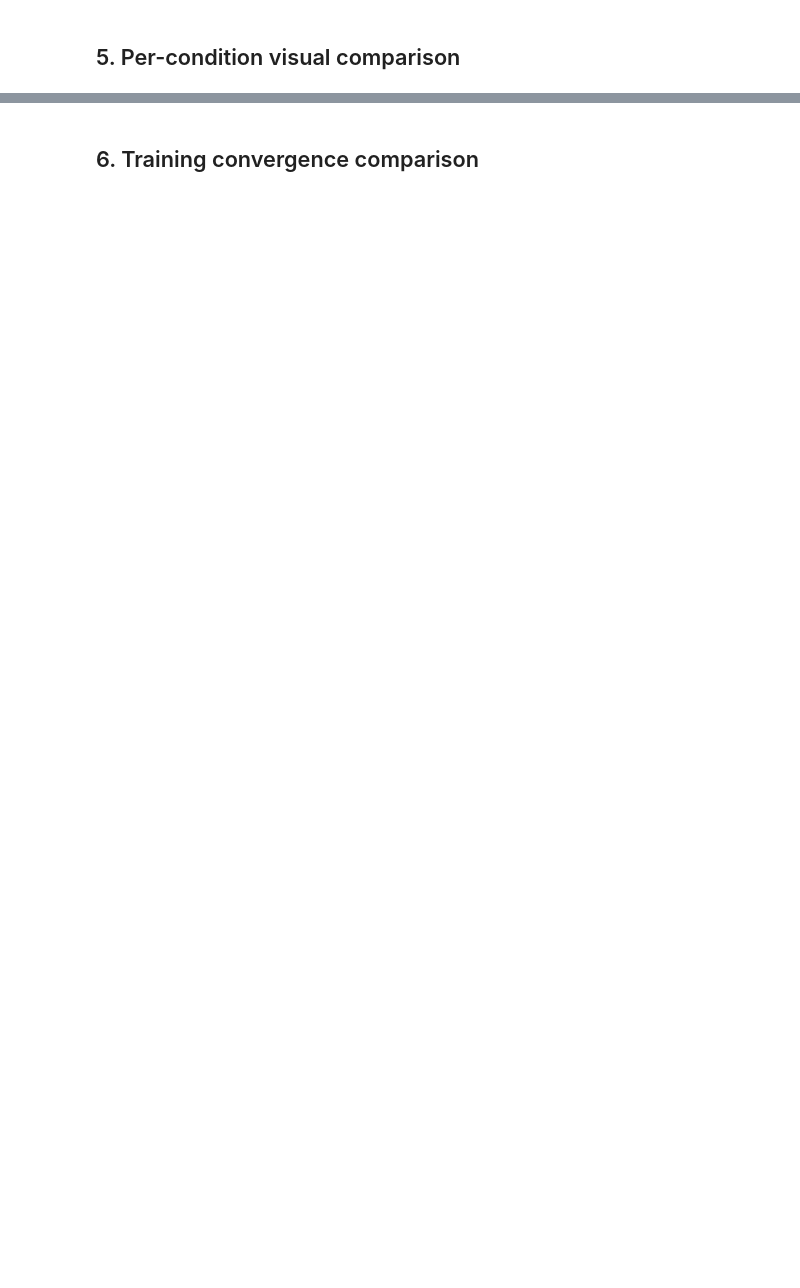
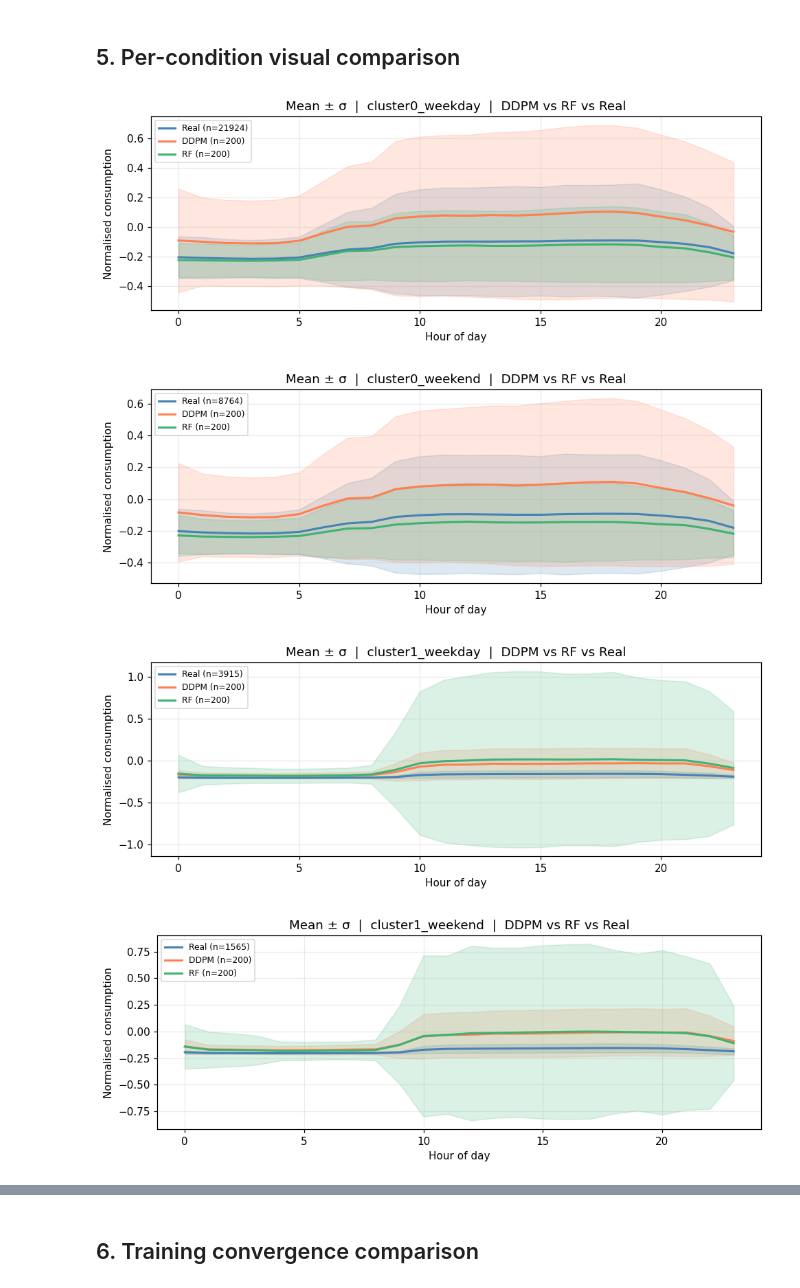
Before and after one commit to ncapac/tesina, a Jupyter notebook: notebooks/05_comparison.ipynb, the cells around one changed output, grey strips where cells are left out. Cells and saved outputs as stored; diff of their text form; code cells hidden in the pictures; blank space fills up the shorter version.

```diff
--- a/notebooks/05_comparison.ipynb
+++ b/notebooks/05_comparison.ipynb
@@ -273,46 +520,57 @@ fig.savefig(FIGURES_DIR / 'all_metrics_comparison.png', dpi=150, bbox_inches='ti
 # %%
 # ── Generate sample galleries for each condition ──────────────────────────────
 # For each (cluster, day_type): side-by-side mean±σ profiles DDPM vs RF vs Real
+# using the empirical month/day-of-week mixture from the real validation slice.
 
 hours = np.arange(24)
+rng_gallery = np.random.default_rng(0)
 
 for cid in range(N_CLUSTERS):
     for dt, day_name in [(0, 'Weekday'), (1, 'Weekend')]:
         cond_label = f"cluster{cid}_{'weekday' if dt == 0 else 'weekend'}"
-        rep_dow    = 1 if dt == 0 else 5
 
-        # Real val windows for this condition
-        mask_r    = (c_val[:, 0] == cid) & (c_val[:, 1] == dt)
+        mask_r = (c_val[:, 0] == cid) & (c_val[:, 1] == dt)
         real_cond = x_val[mask_r]
+        cond_rows = c_val[mask_r]
         if len(real_cond) < 5:
             print(f'Skipping {cond_label}: only {len(real_cond)} real samples')
             continue
 
-        c_batch = jnp.array([[cid, dt, 5, rep_dow]] * N_SAMPLES, dtype=jnp.int32)
+        c_batch_np = sample_condition_batch(
+            cond_rows,
+            n_samples=N_SAMPLES,
+            seed=int(rng_gallery.integers(0, 2**31)),
+        )
+        c_batch = jnp.array(c_batch_np, dtype=jnp.int32)
 
         synth_ddpm = np.array(diffusion.ddim_sample(
             ddpm_model, c_batch, seq_len=24, batch_size=N_SAMPLES,
             key=jax.random.PRNGKey(cid * 10 + dt), n_steps=50, guidance_scale=GUIDANCE_SCALE,
         ))
         synth_rf = np.array(rf_proc.sample(
             rf_model, c_batch, seq_len=24, batch_size=N_SAMPLES,
             key=jax.random.PRNGKey(cid * 10 + dt + 50), n_steps=50, guidance_scale=GUIDANCE_SCALE,
         ))
 
         fig, ax = plt.subplots(figsize=(9, 3.5))
         for arr, name, col in [
             (real_cond, 'Real',  'steelblue'),
             (synth_ddpm, 'DDPM', 'coral'),
             (synth_rf,   'RF',   'mediumseagreen'),
         ]:
             mu, s = arr.mean(0), arr.std(0)
             ax.fill_between(hours, mu - s, mu + s, alpha=0.18, color=col)
             ax.plot(hours, mu, color=col, lw=2, label=f'{name} (n={len(arr)})')
 
         ax.set_xlabel('Hour of day'); ax.set_ylabel('Normalised consumption')
         ax.set_title(f'Mean ± σ  |  {cond_label}  |  DDPM vs RF vs Real')
         ax.legend(fontsize=8); ax.grid(alpha=0.25)
         plt.tight_layout()
         plt.show()
         fig.savefig(FIGURES_DIR / f'profile_{cond_label}.png', dpi=150, bbox_inches='tight')
         plt.close(fig)
+# %% [output]
+[figure, added]
+[figure, added]
+[figure, added]
+[figure, added]
```
Also changed, not shown: parts of 15 cells of this notebook, 20 other files.
